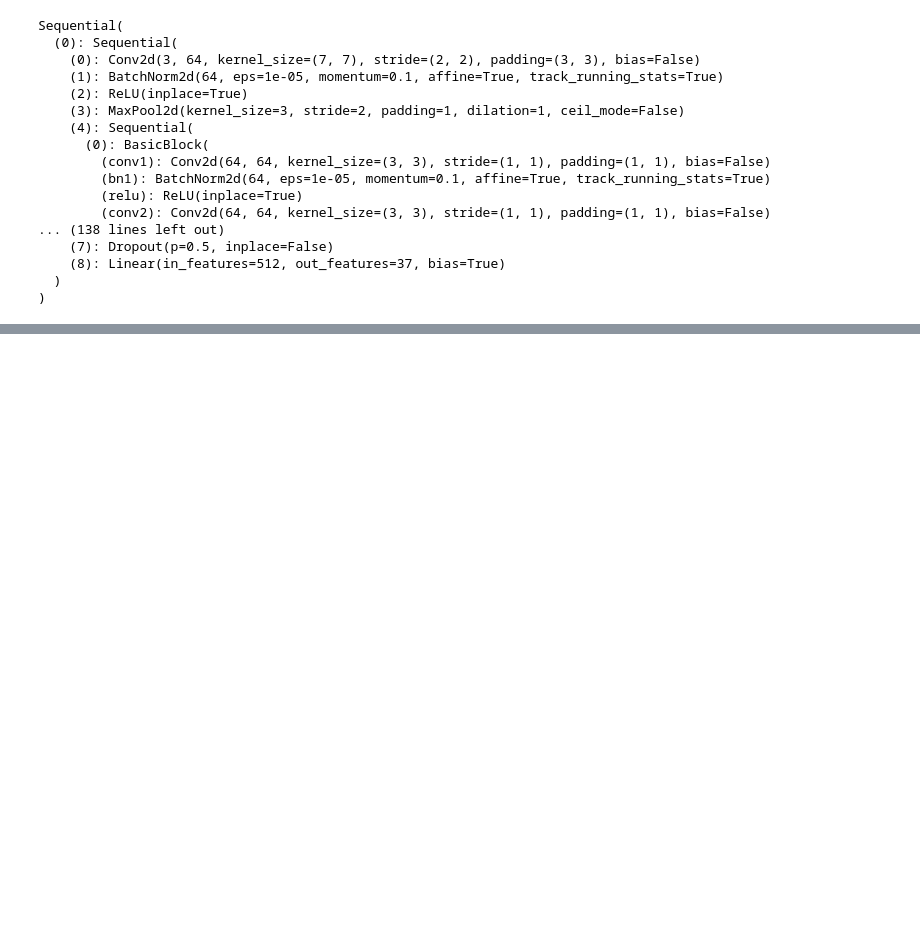
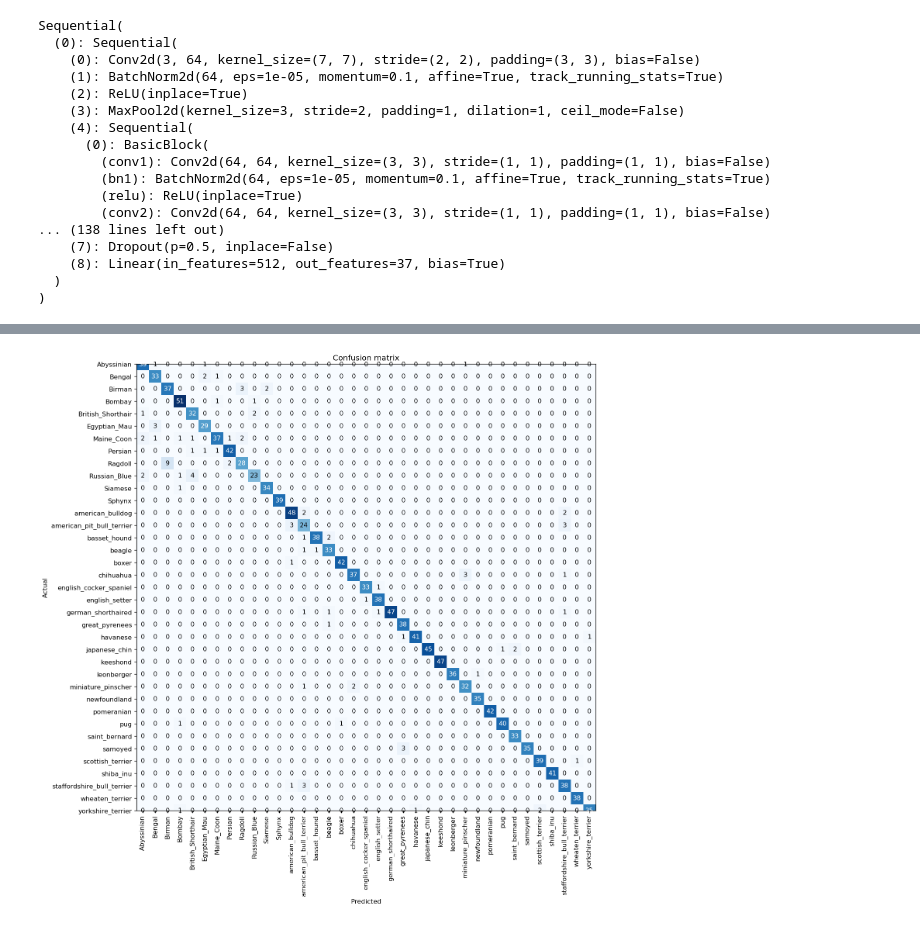
Before and after one commit to kaipak/fastai-notebooks, a Jupyter notebook: notebooks/my-lesson1-pets.ipynb, the cells around one changed output, grey strips where cells are left out. Saved outputs shown, nothing was run; the diff lists cells and outputs as text; code cells hidden in the pictures; blank space fills up the shorter version.

```diff
--- a/notebooks/my-lesson1-pets.ipynb
+++ b/notebooks/my-lesson1-pets.ipynb
@@ -44,0 +67,4 @@ Sequential(
+# %%
+interp.plot_confusion_matrix(figsize=(12, 12), dpi=120)
+# %% [output]
+[figure, added]
```
Also changed, not shown: parts of 18 cells of this notebook.
